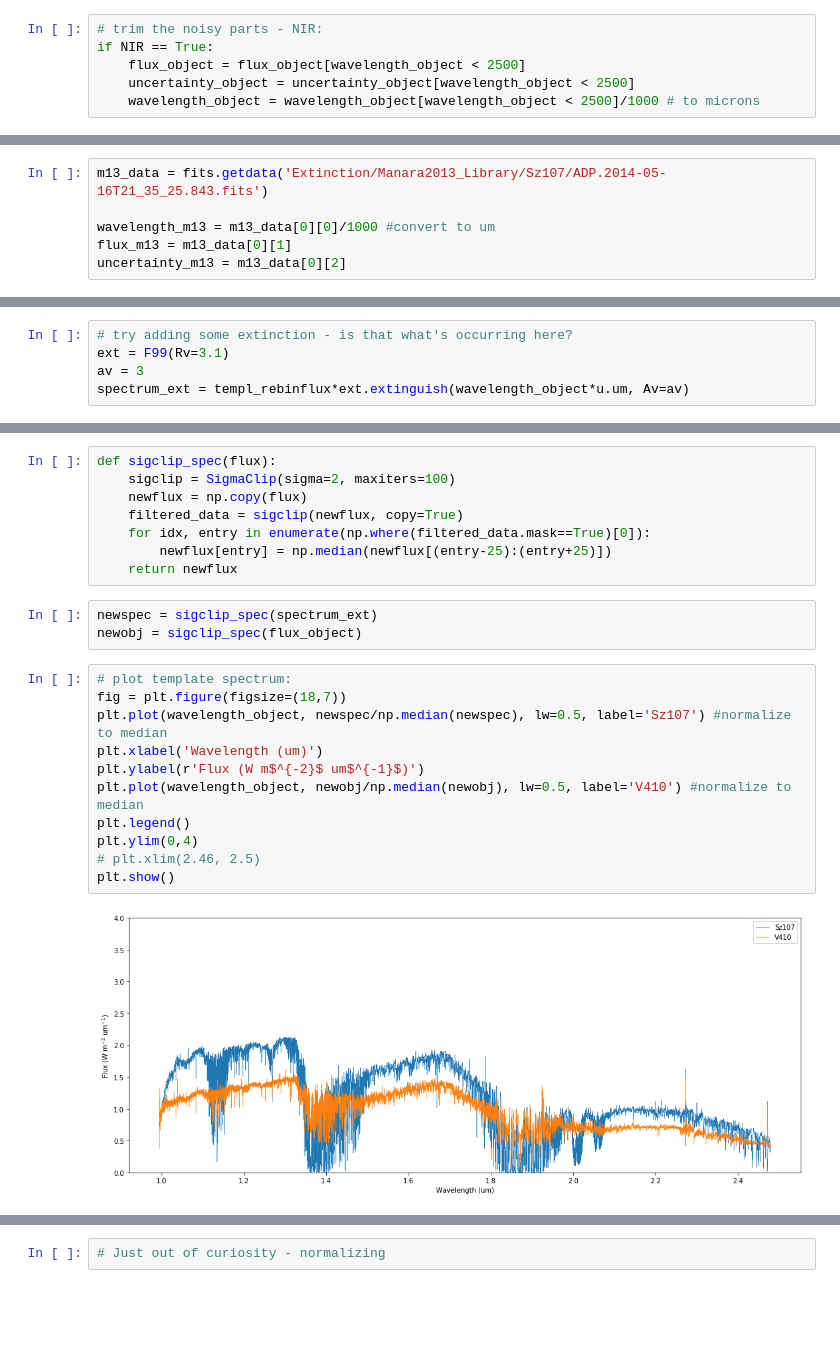
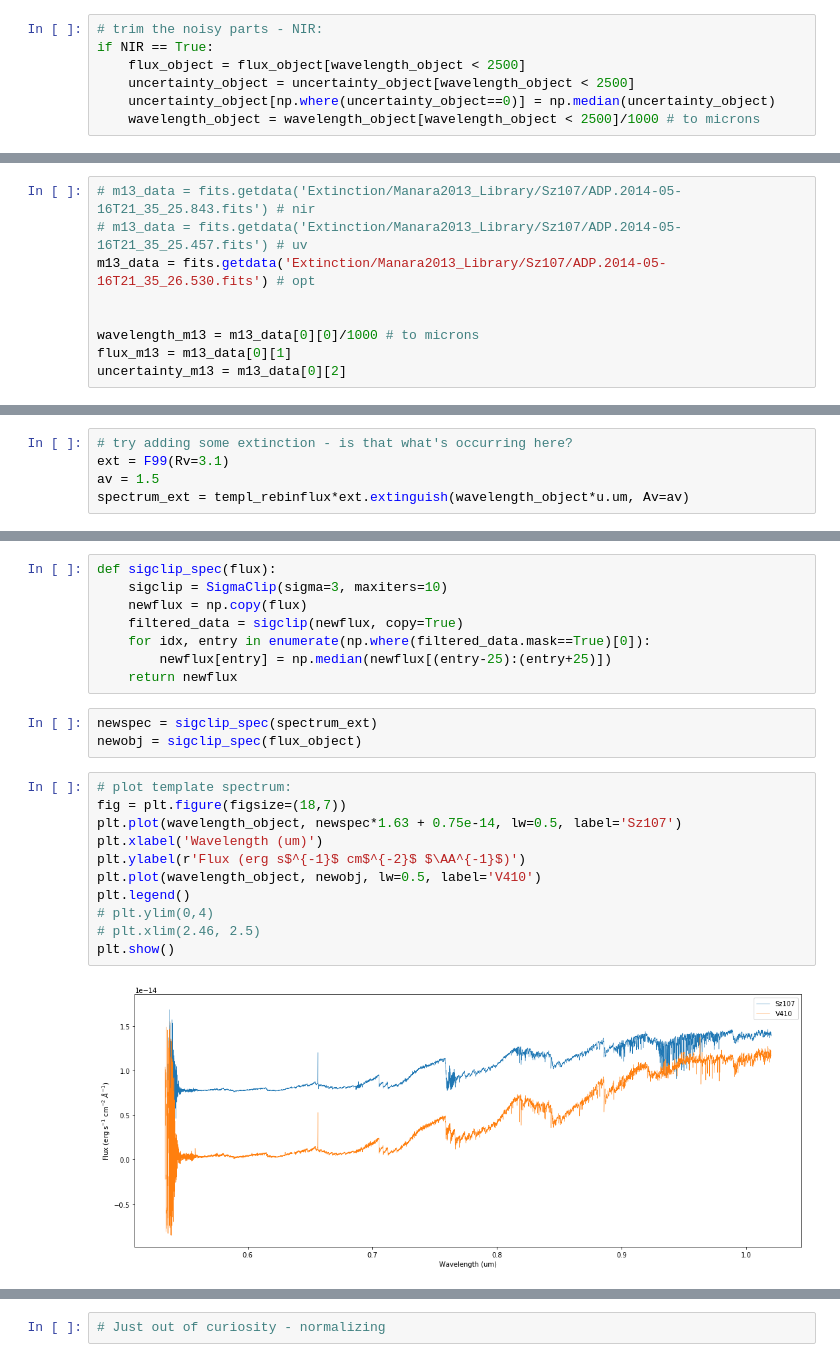
Before and after one commit to spacegal-spiff/TTauri_SpecAnalysis, a Jupyter notebook: EmpiricalAvFitter-Xshooter.ipynb, the cells around one changed output, grey strips where cells are left out. Cells and saved outputs as stored; diff of their text form; blank space fills up the shorter version.

```diff
--- a/EmpiricalAvFitter-Xshooter.ipynb
+++ b/EmpiricalAvFitter-Xshooter.ipynb
@@ -66,6 +78,7 @@ if optical==True:
 if NIR == True:
     flux_object = flux_object[wavelength_object < 2500]
     uncertainty_object = uncertainty_object[wavelength_object < 2500]
+    uncertainty_object[np.where(uncertainty_object==0)] = np.median(uncertainty_object)
     wavelength_object = wavelength_object[wavelength_object < 2500]/1000 # to microns
 # %%
 # plot reduced spectrum:
@@ -80,9 +93,12 @@ plt.show()
 # %% [markdown]
 ## Load in an example spectrum from Manara et al. 2013b
 # %%
-m13_data = fits.getdata('Extinction/Manara2013_Library/Sz107/ADP.2014-05-16T21_35_25.843.fits')
+# m13_data = fits.getdata('Extinction/Manara2013_Library/Sz107/ADP.2014-05-16T21_35_25.843.fits') # nir
+# m13_data = fits.getdata('Extinction/Manara2013_Library/Sz107/ADP.2014-05-16T21_35_25.457.fits') # uv
+m13_data = fits.getdata('Extinction/Manara2013_Library/Sz107/ADP.2014-05-16T21_35_26.530.fits') # opt
 
-wavelength_m13 = m13_data[0][0]/1000 #convert to um
+
+wavelength_m13 = m13_data[0][0]/1000 # to microns
 flux_m13 = m13_data[0][1]
 uncertainty_m13 = m13_data[0][2]
 # %%
@@ -106,7 +128,7 @@ templ_rebinflux = rebinspec(wavelength_m13, flux_m13, wavelength_object)
 # %%
 # try adding some extinction - is that what's occurring here?
 ext = F99(Rv=3.1)
-av = 3
+av = 1.5
 spectrum_ext = templ_rebinflux*ext.extinguish(wavelength_object*u.um, Av=av)
 # %%
 # plot template spectrum:
@@ -124,6 +149,6 @@ plt.show()
 # %%
 def sigclip_spec(flux):
-    sigclip = SigmaClip(sigma=2, maxiters=100)
+    sigclip = SigmaClip(sigma=3, maxiters=10)
     newflux = np.copy(flux)
     filtered_data = sigclip(newflux, copy=True)
     for idx, entry in enumerate(np.where(filtered_data.mask==True)[0]):
@@ -135,14 +160,14 @@ newobj = sigclip_spec(flux_object)
 # %%
 # plot template spectrum:
 fig = plt.figure(figsize=(18,7))
-plt.plot(wavelength_object, newspec/np.median(newspec), lw=0.5, label='Sz107') #normalize to median
+plt.plot(wavelength_object, newspec*1.63 + 0.75e-14, lw=0.5, label='Sz107')
 plt.xlabel('Wavelength (um)')
-plt.ylabel(r'Flux (W m$^{-2}$ um$^{-1}$)')
-plt.plot(wavelength_object, newobj/np.median(newobj), lw=0.5, label='V410') #normalize to median
+plt.ylabel(r'Flux (erg s$^{-1}$ cm$^{-2}$ $\AA^{-1}$)')
+plt.plot(wavelength_object, newobj, lw=0.5, label='V410')
 plt.legend()
-plt.ylim(0,4)
+# plt.ylim(0,4)
 # plt.xlim(2.46, 2.5)
 plt.show()
 # %% [output]
-[figure, old version]
+[figure, new version]
 # %%
```
Also changed, not shown: parts of 23 cells of this notebook.
